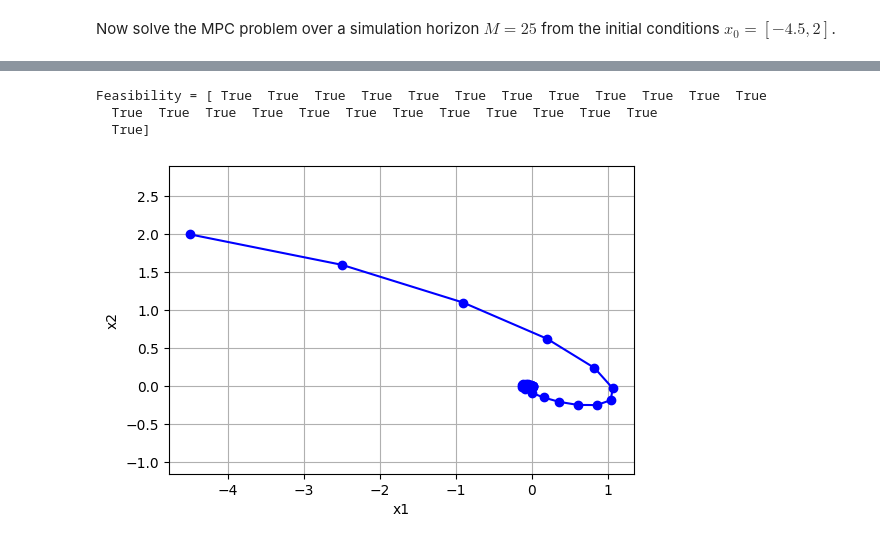
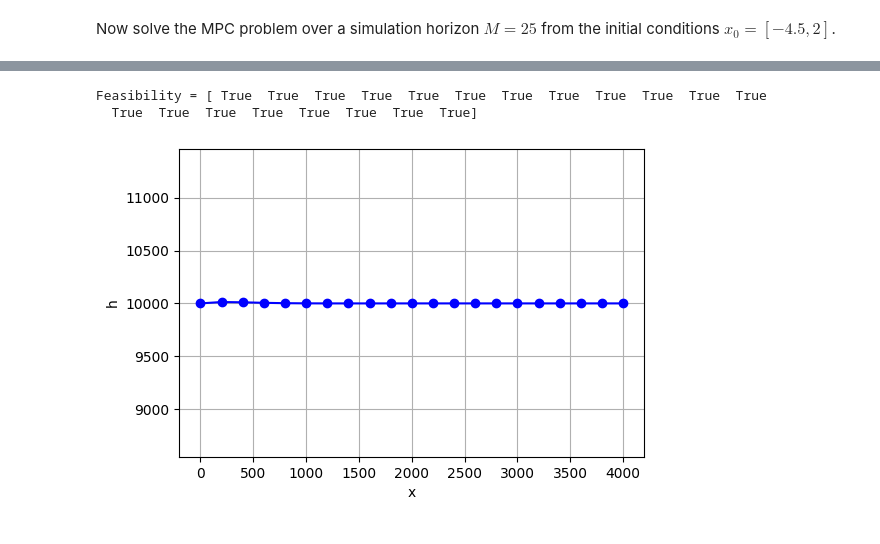
Before and after one commit to waynechu1109/ME-C231A-Final-Project, a Jupyter notebook: ME_C231A_Final_Project.ipynb, the cells around one changed output, grey strips where cells are left out. Cells and saved outputs as stored; diff of their text form; code cells hidden in the pictures.

```diff
--- a/ME_C231A_Final_Project.ipynb
+++ b/ME_C231A_Final_Project.ipynb
@@ -37,16 +24,21 @@ Successfully built polytope
 # %% [markdown]
 ### Linearize the function
 # %%
-# (z1, z2, z3, z4) -> (p, x, y, q)
+# (z1, z2, z3, z4) -> (p, x, y, q) -> (x, h, vx, xh)
 # (u1, u2) -> (u, r)
 import sympy as sp
+import numpy as np
 
 # Define the variables
 z1, z2, z3, z4, u1, u2 = sp.symbols('z1 z2 z3 z4 u1 u2')
 Ts = 1
 frho = (1-(2.2558*10**-5)*z2)**4.2577
 fw = 0.00879*(z2-9000)+51.39
-C = S*Cd/w # ???
+
+S = 125
+Cd = 0.053
+w = 70000
+C = S*Cd/w
 g = 9.77
 
 # Define the function (replace with your actual function)
@@ -399,38 +422,37 @@ nu = np.size(B, 1)
 
 # nx = 2, nu = 1
 
-M = 25   # Simulation time
+M = 20   # Simulation time
 
 xOpt = np.zeros((nx, M+1))
 uOpt = np.zeros((nu, M))
-xOpt[:, 0] = x0.reshape(nx, )
+xOpt[:, 0] = xref.reshape(nx, )
 
 xPred = np.zeros((nx, N+1, M))
 
 feas = np.zeros((M, ), dtype=bool)
 
 fig = plt.figure(figsize=(6, 4))
 for t in range(M):
-    [model, feas[t], x, u, J] = solve_cftoc(A, B, P, Q, R, N, xOpt[:, t], xL, xU, uL, uU)
+    [model, feas[t], x, u, J] = solve_cftoc(A, B, P, Q, R, N, xOpt[:, t], xref, Af, bf)
 
     if not feas[t]:
         xOpt = []
         uOpt = []
         break
 
     xOpt[:, t+1] = x[:, 1]
     uOpt[:, t] = u[:, 0].reshape(nu, )
 
 
 print('Feasibility =', feas)
 
 line2 = plt.plot(xOpt[0, :], xOpt[1, :], 'bo-')
-plt.xlabel('x1')
-plt.ylabel('x2')
+plt.xlabel('x')
+plt.ylabel('h')
 plt.axis('equal')
 plt.grid()
 # %% [output]
 Feasibility = [ True  True  True  True  True  True  True  True  True  True  True  True
-  True  True  True  True  True  True  True  True  True  True  True  True
-  True]
+  True  True  True  True  True  True  True  True]
-[figure, old version]
+[figure, new version]
```
Also changed, not shown: parts of 4 cells of this notebook.
